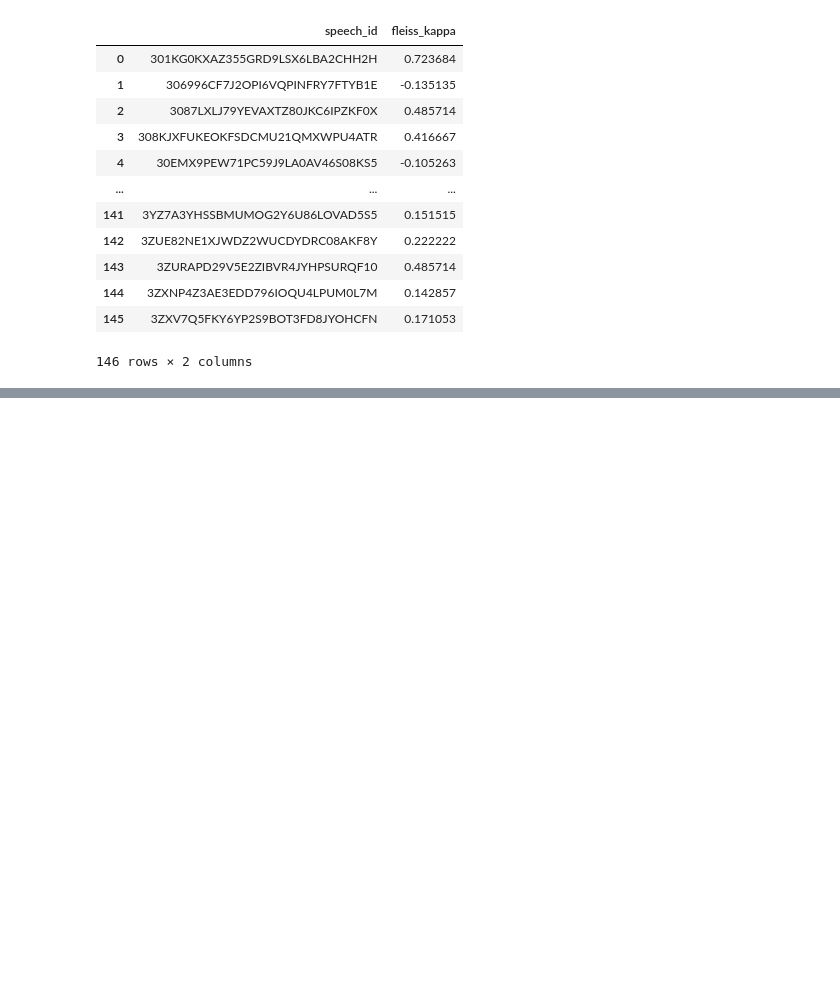
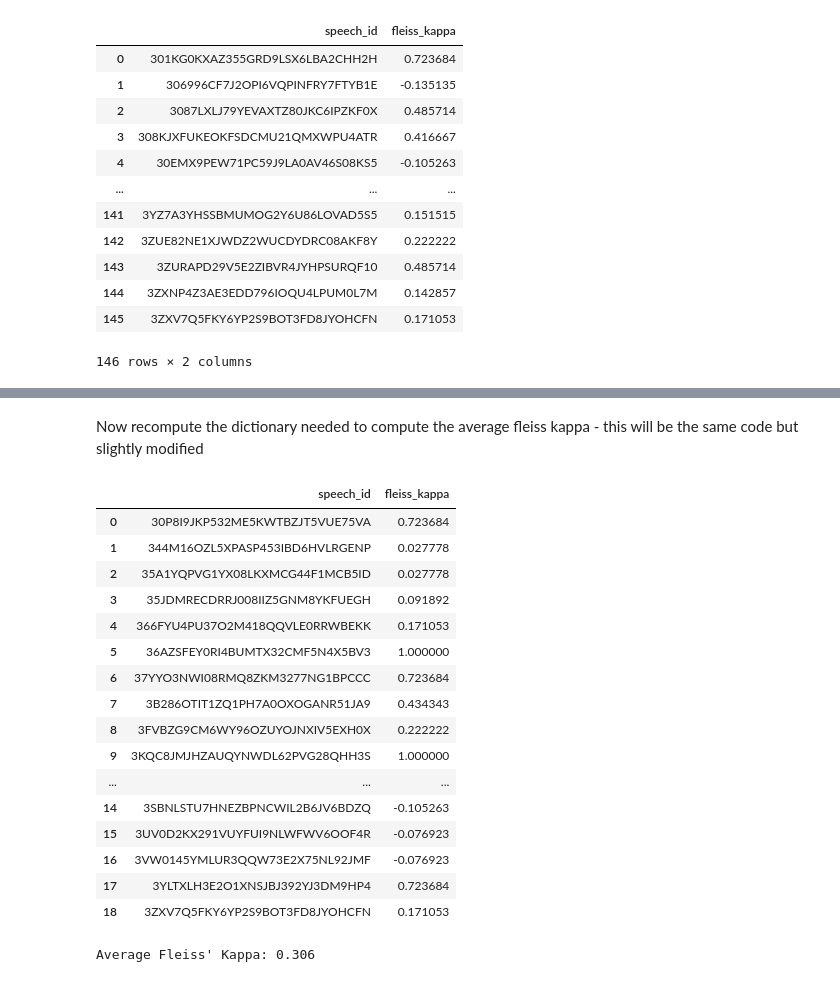
Before and after one commit to toletich311/manifesto_annotations, a Jupyter notebook: Annotations/Annotations_Speech_Statistics.ipynb, the cells around one changed output, grey strips where cells are left out. Drawn from its saved outputs; the diff is of its cells as text; code cells hidden in the pictures; blank space fills up the shorter version.

```diff
--- a/Annotations/Annotations_Speech_Statistics.ipynb
+++ b/Annotations/Annotations_Speech_Statistics.ipynb
@@ -204,0 +305,9 @@ df_kappa
+# %%
+worker_to_delete = 'A1NBQ61Y6KO3O9'
+worker_column = df_clean['worker_id']
+
+# now loop through df_clean and remove entries related to this worker
+df_clean = df_clean[worker_column != worker_to_delete]
+df_clean = df_clean.reset_index(drop=True)
+
+df_clean
@@ -204,0 +328,2 @@ df_kappa
+# %% [markdown]
+Now recompute the dictionary needed to compute the average fleiss kappa - this will be the same code but slightly modified
@@ -204,0 +347,54 @@ df_kappa
+# %%
+
+
+# Store results
+kappa_scores = []
+
+for speech_id, df in speech_dfs.items():
+    # Each row is a category → count number of 1s and 0s across workers
+    count_matrix = []
+    for _, row in df.iterrows():
+        counts = [list(row).count(0), list(row).count(1)]  # [num 0s, num 1s]
+        count_matrix.append(counts)
+
+    count_array = np.array(count_matrix)
+
+    # Compute Fleiss' Kappa
+    try:
+        kappa = fleiss_kappa(count_array)
+    except Exception as e:
+        print(f"Error on {speech_id}: {e}")
+        kappa = np.nan
+
+    kappa_scores.append({
+        'speech_id': speech_id,
+        'fleiss_kappa': kappa
+    })
+
+# Convert to DataFrame
+df_kappa = pd.DataFrame(kappa_scores)
+# %%
+df_kappa
+# %% [output]
+|  | speech_id | fleiss_kappa |
+| 0 | 30P8I9JKP532ME5KWTBZJT5VUE75VA | 0.723684 |
+| 1 | 344M16OZL5XPASP453IBD6HVLRGENP | 0.027778 |
+| 2 | 35A1YQPVG1YX08LKXMCG44F1MCB5ID | 0.027778 |
+| 3 | 35JDMRECDRRJ008IIZ5GNM8YKFUEGH | 0.091892 |
+| 4 | 366FYU4PU37O2M418QQVLE0RRWBEKK | 0.171053 |
+| 5 | 36AZSFEY0RI4BUMTX32CMF5N4X5BV3 | 1.000000 |
+| 6 | 37YYO3NWI08RMQ8ZKM3277NG1BPCCC | 0.723684 |
+| 7 | 3B286OTIT1ZQ1PH7A0OXOGANR51JA9 | 0.434343 |
+| 8 | 3FVBZG9CM6WY96OZUYOJNXIV5EXH0X | 0.222222 |
+| 9 | 3KQC8JMJHZAUQYNWDL62PVG28QHH3S | 1.000000 |
+| ... | ... | ... |
+| 14 | 3SBNLSTU7HNEZBPNCWIL2B6JV6BDZQ | -0.105263 |
+| 15 | 3UV0D2KX291VUYFUI9NLWFWV6OOF4R | -0.076923 |
+| 16 | 3VW0145YMLUR3QQW73E2X75NL92JMF | -0.076923 |
+| 17 | 3YLTXLH3E2O1XNSJBJ392YJ3DM9HP4 | 0.723684 |
+| 18 | 3ZXV7Q5FKY6YP2S9BOT3FD8JYOHCFN | 0.171053 |
+# %%
+avg_kappa = df_kappa['fleiss_kappa'].mean()
+print(f"Average Fleiss' Kappa: {avg_kappa:.3f}")
+# %% [output]
+Average Fleiss' Kappa: 0.306
```
Also changed, not shown: parts of 14 cells of this notebook, 1 other file.
